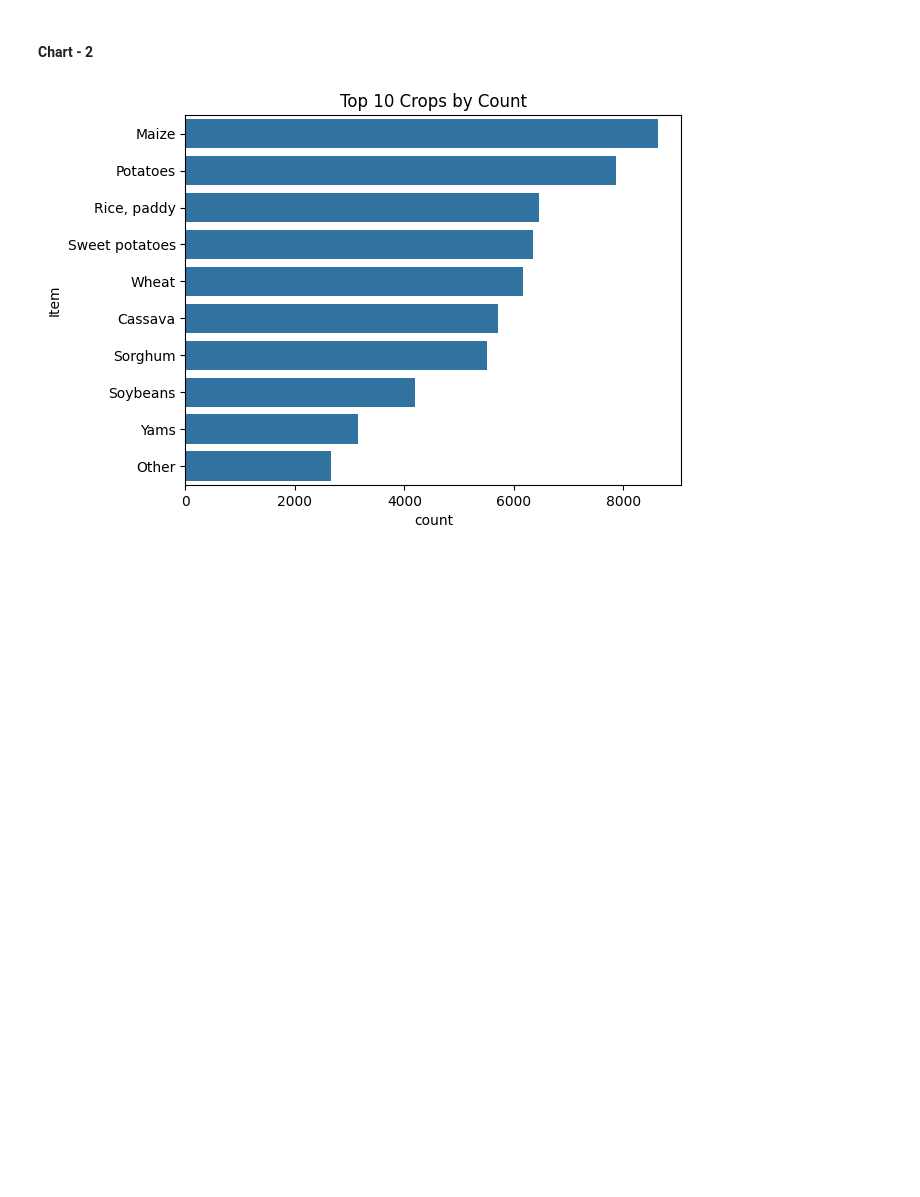
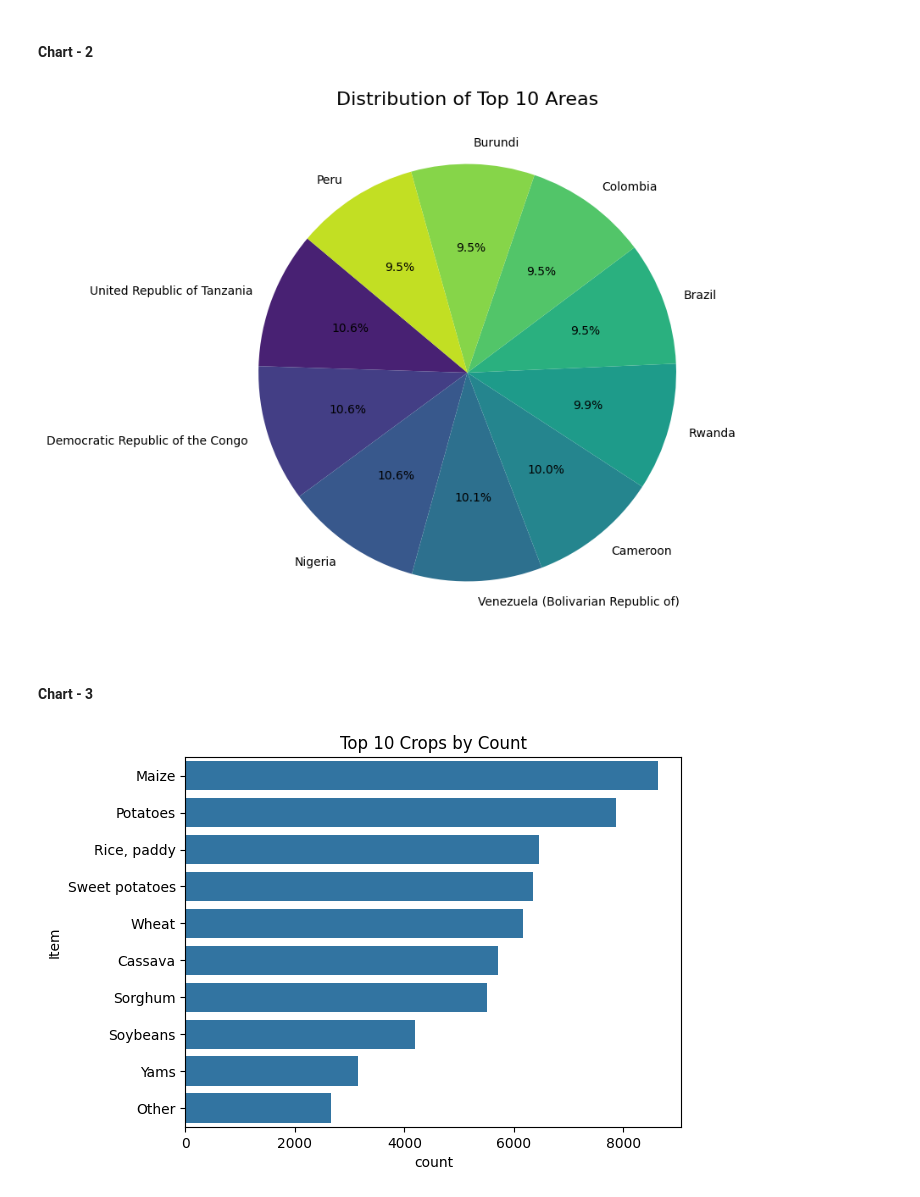
Before and after one commit to manishaachary13/crop_yield_predictoin_ML, a Jupyter notebook: crop_yield_prediction_ML.ipynb, the cells around one changed output. Drawn from its saved outputs; the diff is of its cells as text; code cells hidden in the pictures; blank space fills up the shorter version.

```diff
--- a/crop_yield_prediction_ML.ipynb
+++ b/crop_yield_prediction_ML.ipynb
@@ -439,5 +439,16 @@ plt.show()
 # %% [markdown]
 #### Chart - 2
+# %%
+# Plot
+plt.figure(figsize=(8, 8))
+top_10_areas.plot.pie(autopct='%1.1f%%', startangle=140, colors=sns.color_palette('viridis', n_colors=10))
+plt.title("Distribution of Top 10 Areas", fontsize=16)
+plt.ylabel("")  # Hide the y-axis label
+plt.show()
+# %% [output]
+[figure, added]
+# %% [markdown]
+#### Chart - 3
 # %%
 sns.countplot(y=data_cleaned['Item'], order=data_cleaned['Item'].value_counts().index[:10])
 plt.title("Top 10 Crops by Count")
```
Also changed, not shown: parts of 15 cells of this notebook.
